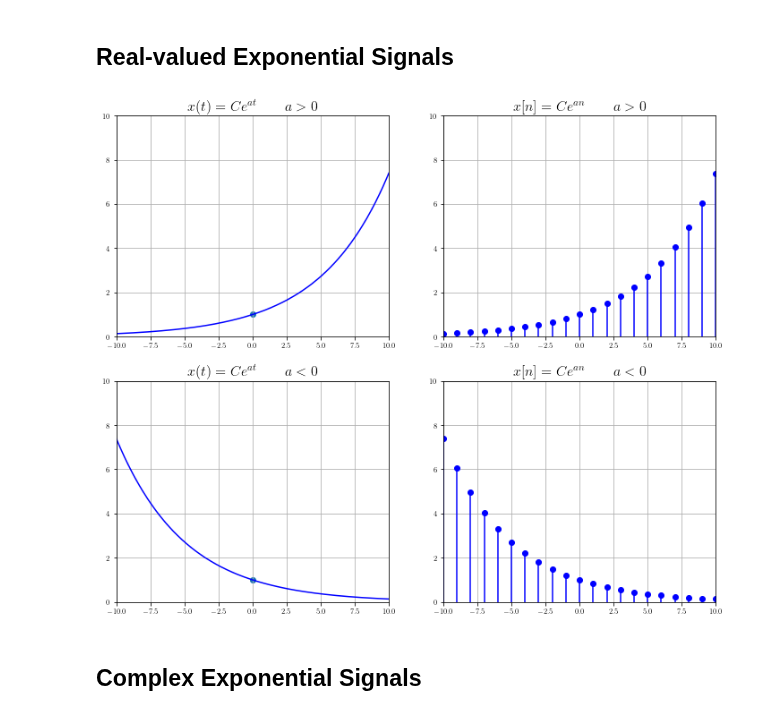
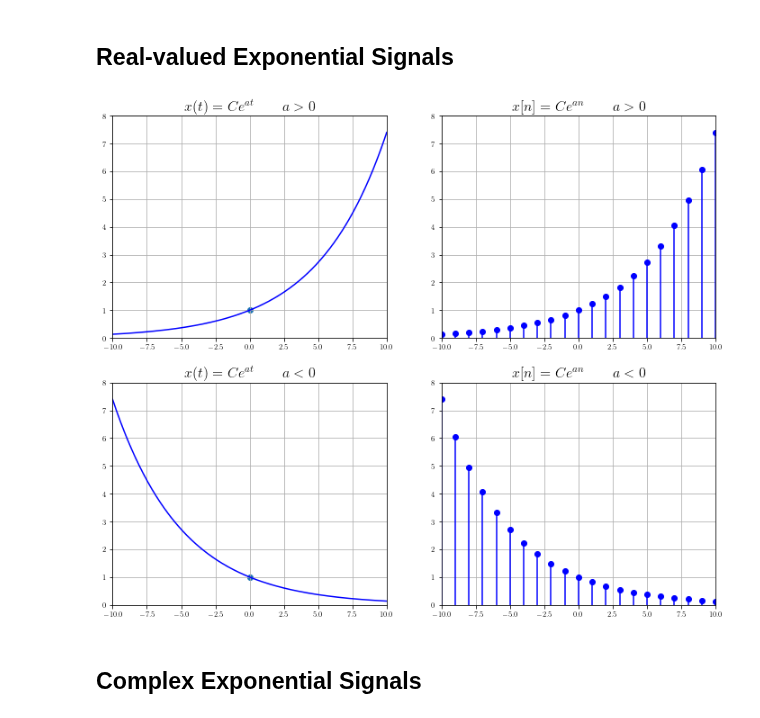
Before and after one commit to tmquan/ivcl, a Jupyter notebook: _sources/courses/dsp/intro.ipynb, the cells around one changed output. Saved outputs shown, nothing was run; the diff lists cells and outputs as text; code cells hidden in the pictures.

```diff
--- a/_sources/courses/dsp/intro.ipynb
+++ b/_sources/courses/dsp/intro.ipynb
@@ -206,7 +206,7 @@ fig, ax = plt.subplots(
 mpl_axes_plot(ax[0][0], sp.exp((t)/5), (t, -40, 40), color='b')
 ax[0][0].scatter(0, 1)
 ax[0][0].set_xlim(-10, 10, 1)
-ax[0][0].set_ylim(-00, 10, 1)
+ax[0][0].set_ylim(0, 8, 1)
 ax[0][0].set_title(r'$x(t) = Ce^{at}  \qquad  a>0$', fontsize=16)
 ax[0][0].tick_params(axis='x', labelsize=8)
 ax[0][0].tick_params(axis='y', labelsize=8)
@@ -218,43 +218,43 @@ ax[0][0].margins(0.02, 0.02)
 
 mpl_axes_stem(ax[0][1], sp.exp((t)/5), (t, -40, 40, 1), linefmt='b', markerfmt='bo')
 ax[0][1].set_xlim(-10, 10, 1)
-ax[0][1].set_ylim(-00, 10, 1)
+ax[0][1].set_ylim(0, 8, 1)
 ax[0][1].set_title(r'$x[n] = Ce^{an}  \qquad  a>0$', fontsize=16)
 ax[0][1].tick_params(axis='x', labelsize=8)
 ax[0][1].tick_params(axis='y', labelsize=8)
 # ax[0][1].set_xticks([], fontsize=16)
 # ax[0][1].set_yticks([], fontsize=16)
 ax[0][1].grid('on')
 ax[0][1].margins(0.02, 0.02)
 
 
 mpl_axes_plot(ax[1][0], sp.exp((-t)/5), (t, -40, 40), color='b')
 ax[1][0].scatter(0, 1)
 ax[1][0].set_xlim(-10, 10, 1)
-ax[1][0].set_ylim(-00, 10, 1)
+ax[1][0].set_ylim(0, 8, 1)
 ax[1][0].set_title(r'$x(t) = Ce^{at}  \qquad  a<0$', fontsize=16)
 ax[1][0].tick_params(axis='x', labelsize=8)
 ax[1][0].tick_params(axis='y', labelsize=8)
 # ax[1][0].set_xticks([], fontsize=16)
 # ax[1][0].set_yticks([], fontsize=16)
 ax[1][0].grid('on')
 ax[1][0].margins(0.02, 0.02)
 
 
 mpl_axes_stem(ax[1][1], sp.exp((-t)/5), (t, -40, 40, 1), linefmt='b', markerfmt='bo')
 ax[1][1].set_xlim(-10, 10, 1)
-ax[1][1].set_ylim(-00, 10, 1)
+ax[1][1].set_ylim(0, 8, 1)
 ax[1][1].set_title(r'$x[n] = Ce^{an}  \qquad  a<0$', fontsize=16)
 ax[1][1].tick_params(axis='x', labelsize=8)
 ax[1][1].tick_params(axis='y', labelsize=8)
 # ax[1][1].set_xticks([], fontsize=16)
 # ax[1][1].set_yticks([], fontsize=16)
 ax[1][1].grid('on')
 ax[1][1].margins(0.02, 0.02)
 
 plt.show()
 # %% [output]
-[figure, old version]
+[figure, new version]
 # %% [markdown]
 ## Complex Exponential Signals
 # %%
```
Also changed, not shown: 3 other files.
